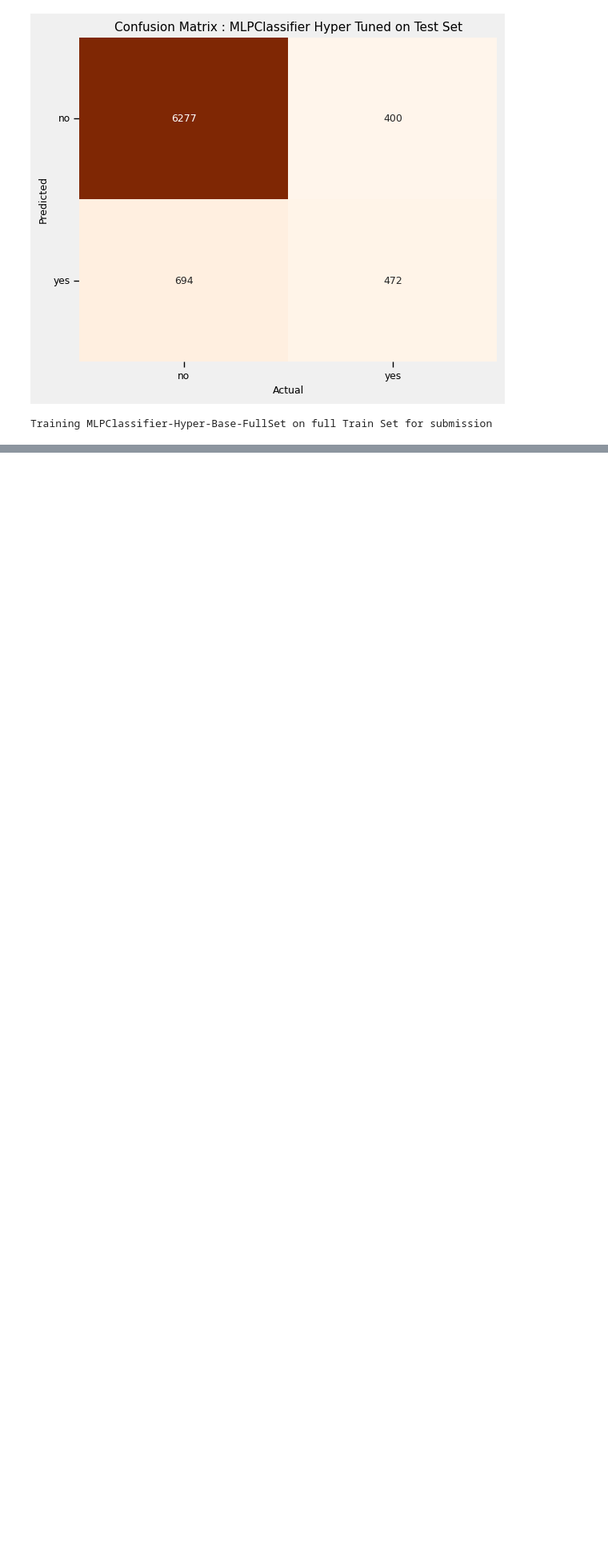
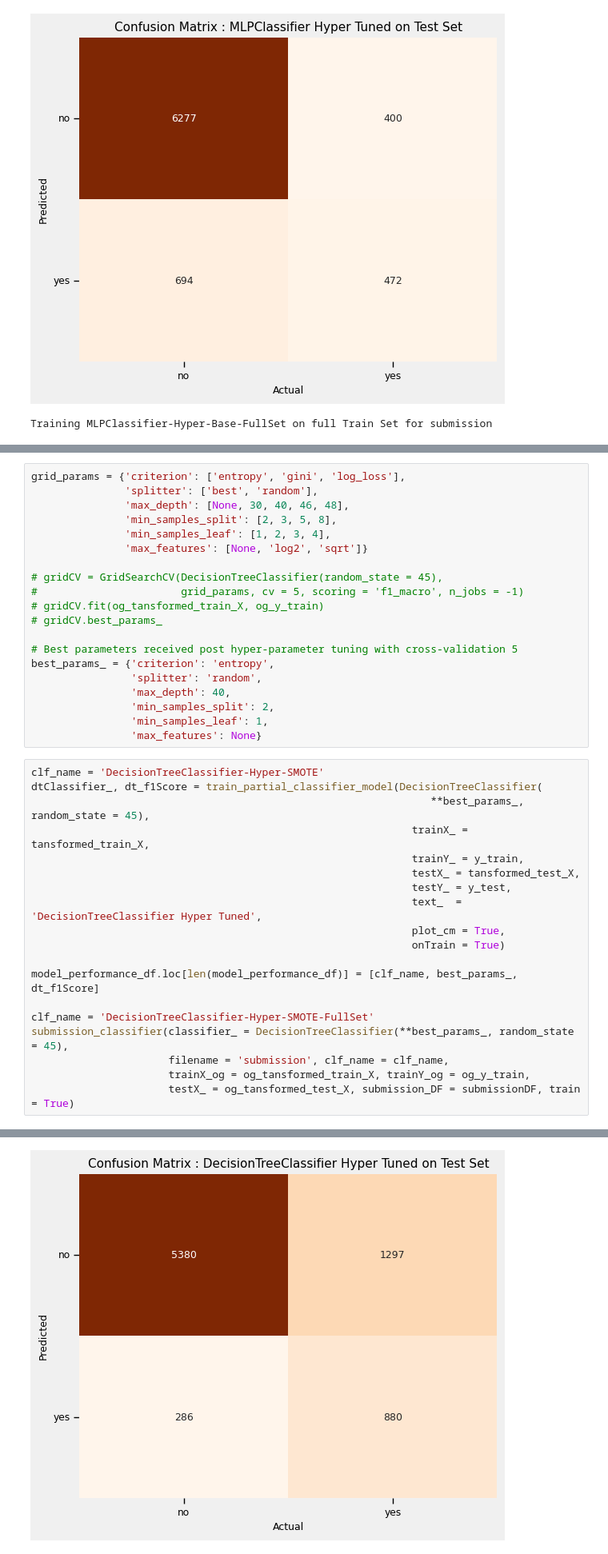
Before and after one commit to jishnukoliyadan/Predicting-the-Success-of-Bank-telemarketing, a Jupyter notebook: notebook/Predict-Success-of-Bank-telemarketing.ipynb, the cells around one changed output, grey strips where cells are left out. Shown at 80% size. Cells and saved outputs as stored; diff of their text form; blank space fills up the shorter version.

```diff
--- a/notebook/Predict-Success-of-Bank-telemarketing.ipynb
+++ b/notebook/Predict-Success-of-Bank-telemarketing.ipynb
@@ -1500,0 +1581,40 @@ Training MLPClassifier-Hyper-Base-FullSet on full Train Set for submission
+# %%
+grid_params = {'criterion': ['entropy', 'gini', 'log_loss'],
+               'splitter': ['best', 'random'],
+               'max_depth': [None, 30, 40, 46, 48],
+               'min_samples_split': [2, 3, 5, 8],
+               'min_samples_leaf': [1, 2, 3, 4],
+               'max_features': [None, 'log2', 'sqrt']}
+
+# gridCV = GridSearchCV(DecisionTreeClassifier(random_state = 45),
+#                       grid_params, cv = 5, scoring = 'f1_macro', n_jobs = -1)
+# gridCV.fit(og_tansformed_train_X, og_y_train)
+# gridCV.best_params_
+
+# Best parameters received post hyper-parameter tuning with cross-validation 5
+best_params_ = {'criterion': 'entropy',
+                'splitter': 'random',
+                'max_depth': 40,
+                'min_samples_split': 2,
+                'min_samples_leaf': 1,
+                'max_features': None}
+# %%
+clf_name = 'DecisionTreeClassifier-Hyper-SMOTE'
+dtClassifier_, dt_f1Score = train_partial_classifier_model(DecisionTreeClassifier(
+                                                                **best_params_, random_state = 45),
+                                                             trainX_ = tansformed_train_X,
+                                                             trainY_ = y_train,
+                                                             testX_ = tansformed_test_X,
+                                                             testY_ = y_test,
+                                                             text_  = 'DecisionTreeClassifier Hyper Tuned',
+                                                             plot_cm = True,
+                                                             onTrain = True)
+
+model_performance_df.loc[len(model_performance_df)] = [clf_name, best_params_, dt_f1Score]
+
+clf_name = 'DecisionTreeClassifier-Hyper-SMOTE-FullSet'
+submission_classifier(classifier_ = DecisionTreeClassifier(**best_params_, random_state = 45),
+                      filename = 'submission', clf_name = clf_name,
+                      trainX_og = og_tansformed_train_X, trainY_og = og_y_train,
+                      testX_ = og_tansformed_test_X, submission_DF = submissionDF, train = True)
+# %% [output]
@@ -1500,0 +1626 @@ Training MLPClassifier-Hyper-Base-FullSet on full Train Set for submission
+[figure, added]
```
Also changed, not shown: parts of 29 cells of this notebook, 2 other files.
